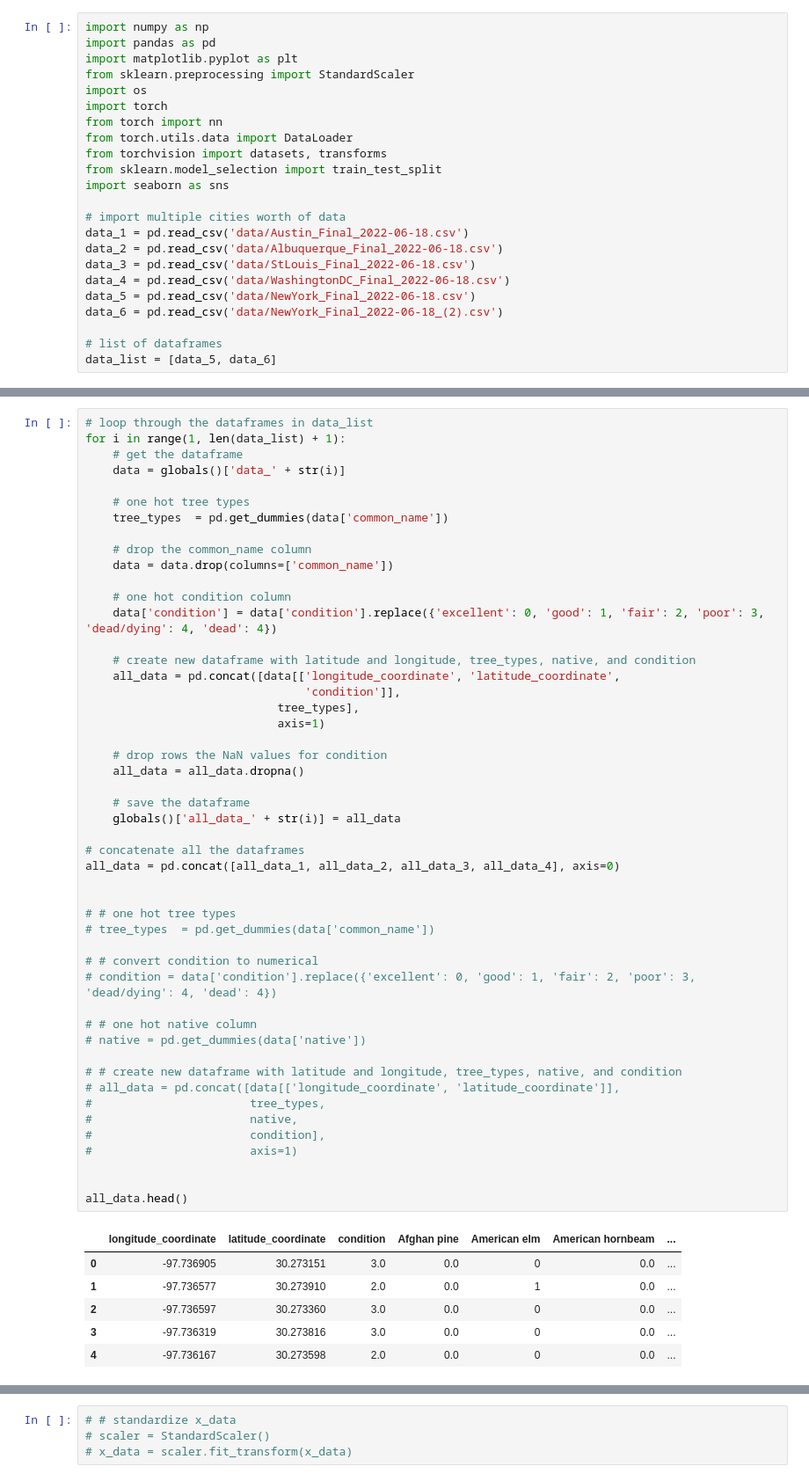
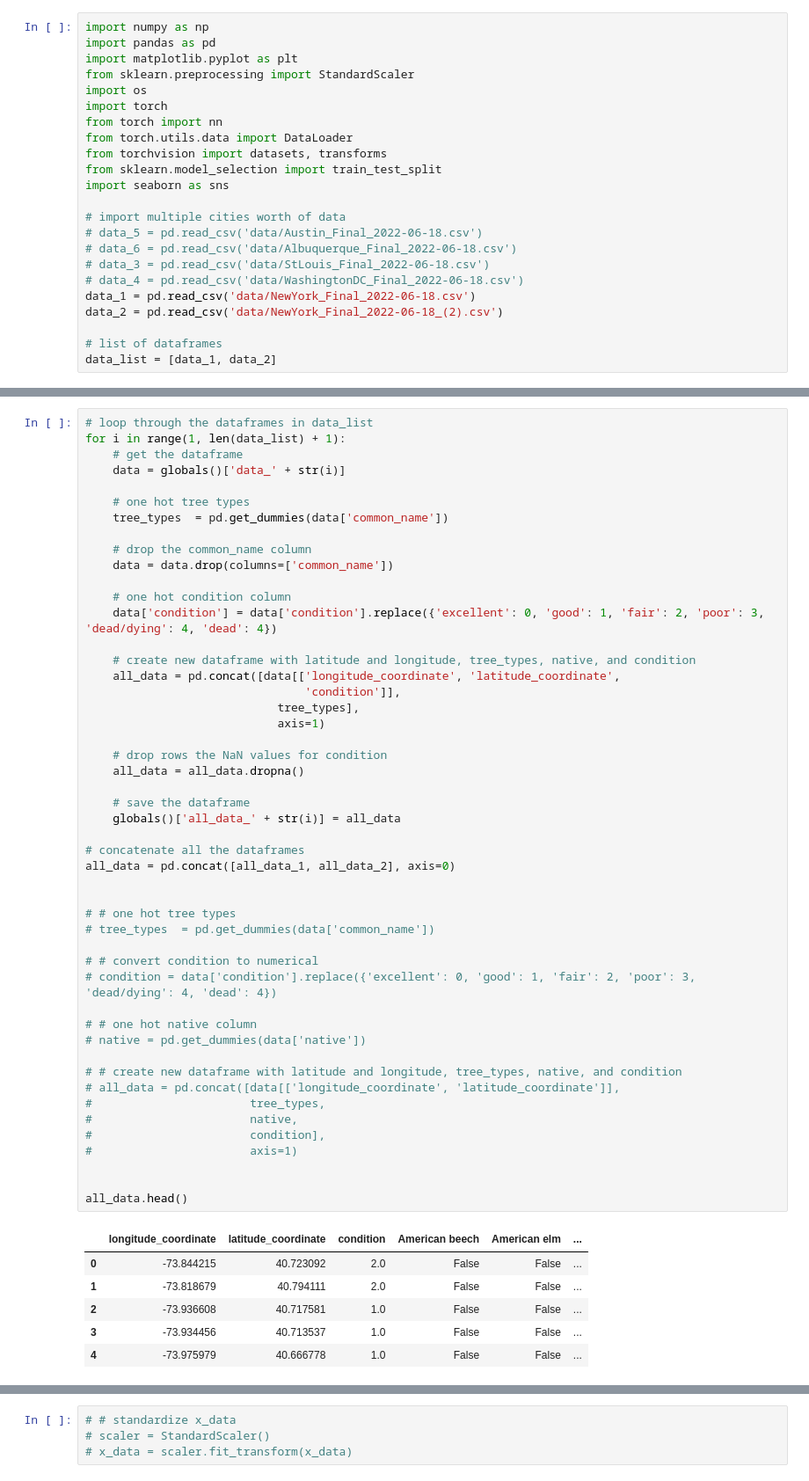
Before and after one commit to alexisf125/TreeData, a Jupyter notebook: 1_C51_Project (1).ipynb, the cells around one changed output, grey strips where cells are left out. Shown at 88% size. Drawn from its saved outputs; the diff is of its cells as text.

Commit message:
new york

```diff
--- a/1_C51_Project (1).ipynb
+++ b/1_C51_Project (1).ipynb
@@ -12,12 +12,12 @@ from sklearn.model_selection import train_test_split
 import seaborn as sns
 
 # import multiple cities worth of data
-data_1 = pd.read_csv('data/Austin_Final_2022-06-18.csv')
-data_2 = pd.read_csv('data/Albuquerque_Final_2022-06-18.csv')
-data_3 = pd.read_csv('data/StLouis_Final_2022-06-18.csv')
-data_4 = pd.read_csv('data/WashingtonDC_Final_2022-06-18.csv')
-data_5 = pd.read_csv('data/NewYork_Final_2022-06-18.csv')
-data_6 = pd.read_csv('data/NewYork_Final_2022-06-18_(2).csv')
+# data_5 = pd.read_csv('data/Austin_Final_2022-06-18.csv')
+# data_6 = pd.read_csv('data/Albuquerque_Final_2022-06-18.csv')
+# data_3 = pd.read_csv('data/StLouis_Final_2022-06-18.csv')
+# data_4 = pd.read_csv('data/WashingtonDC_Final_2022-06-18.csv')
+data_1 = pd.read_csv('data/NewYork_Final_2022-06-18.csv')
+data_2 = pd.read_csv('data/NewYork_Final_2022-06-18_(2).csv')
 
 # list of dataframes
-data_list = [data_5, data_6]
+data_list = [data_1, data_2]
@@ -45,37 +43,37 @@ for i in range(1, len(data_list) + 1):
                             axis=1)
 
     # drop rows the NaN values for condition
     all_data = all_data.dropna()
 
     # save the dataframe
     globals()['all_data_' + str(i)] = all_data
 
 # concatenate all the dataframes
-all_data = pd.concat([all_data_1, all_data_2, all_data_3, all_data_4], axis=0)
+all_data = pd.concat([all_data_1, all_data_2], axis=0)
 
 
 # # one hot tree types
 # tree_types  = pd.get_dummies(data['common_name'])
 
 # # convert condition to numerical
 # condition = data['condition'].replace({'excellent': 0, 'good': 1, 'fair': 2, 'poor': 3, 'dead/dying': 4, 'dead': 4})
 
 # # one hot native column
 # native = pd.get_dummies(data['native'])
 
 # # create new dataframe with latitude and longitude, tree_types, native, and condition
 # all_data = pd.concat([data[['longitude_coordinate', 'latitude_coordinate']],
 #                       tree_types,
 #                       native,
 #                       condition],
 #                       axis=1)
 
 
 all_data.head()
 # %% [output]
-|  | longitude_coordinate | latitude_coordinate | condition | Afghan pine | American elm | American hornbeam | ... |
-| 0 | -97.736905 | 30.273151 | 3.0 | 0.0 | 0 | 0.0 | ... |
-| 1 | -97.736577 | 30.273910 | 2.0 | 0.0 | 1 | 0.0 | ... |
-| 2 | -97.736597 | 30.273360 | 3.0 | 0.0 | 0 | 0.0 | ... |
-| 3 | -97.736319 | 30.273816 | 3.0 | 0.0 | 0 | 0.0 | ... |
-| 4 | -97.736167 | 30.273598 | 2.0 | 0.0 | 0 | 0.0 | ... |
+|  | longitude_coordinate | latitude_coordinate | condition | American beech | American elm | ... |
+| 0 | -73.844215 | 40.723092 | 2.0 | False | False | ... |
+| 1 | -73.818679 | 40.794111 | 2.0 | False | False | ... |
+| 2 | -73.936608 | 40.717581 | 1.0 | False | False | ... |
+| 3 | -73.934456 | 40.713537 | 1.0 | False | False | ... |
+| 4 | -73.975979 | 40.666778 | 1.0 | False | False | ... |
```
Also changed, not shown: parts of 3 cells of this notebook.
